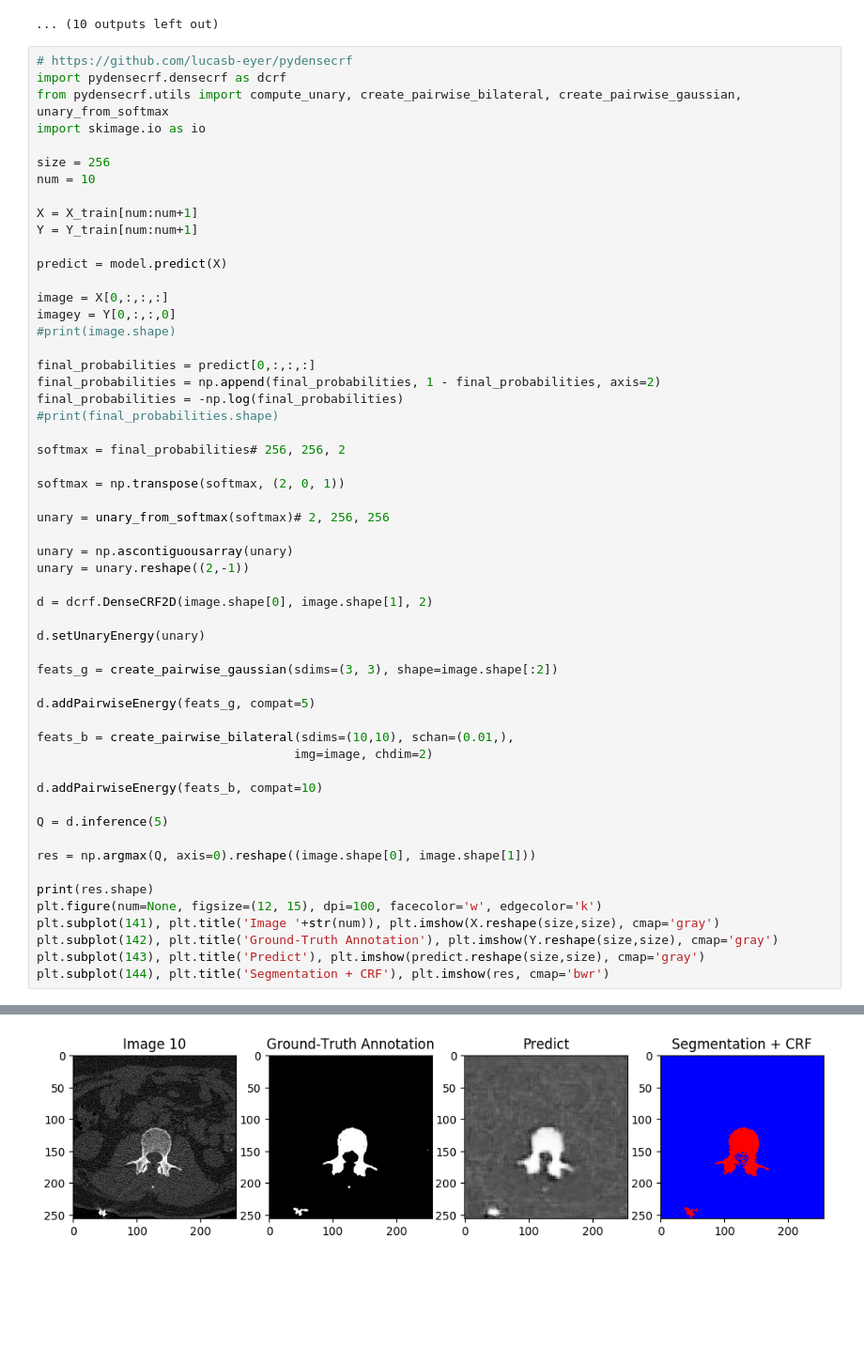
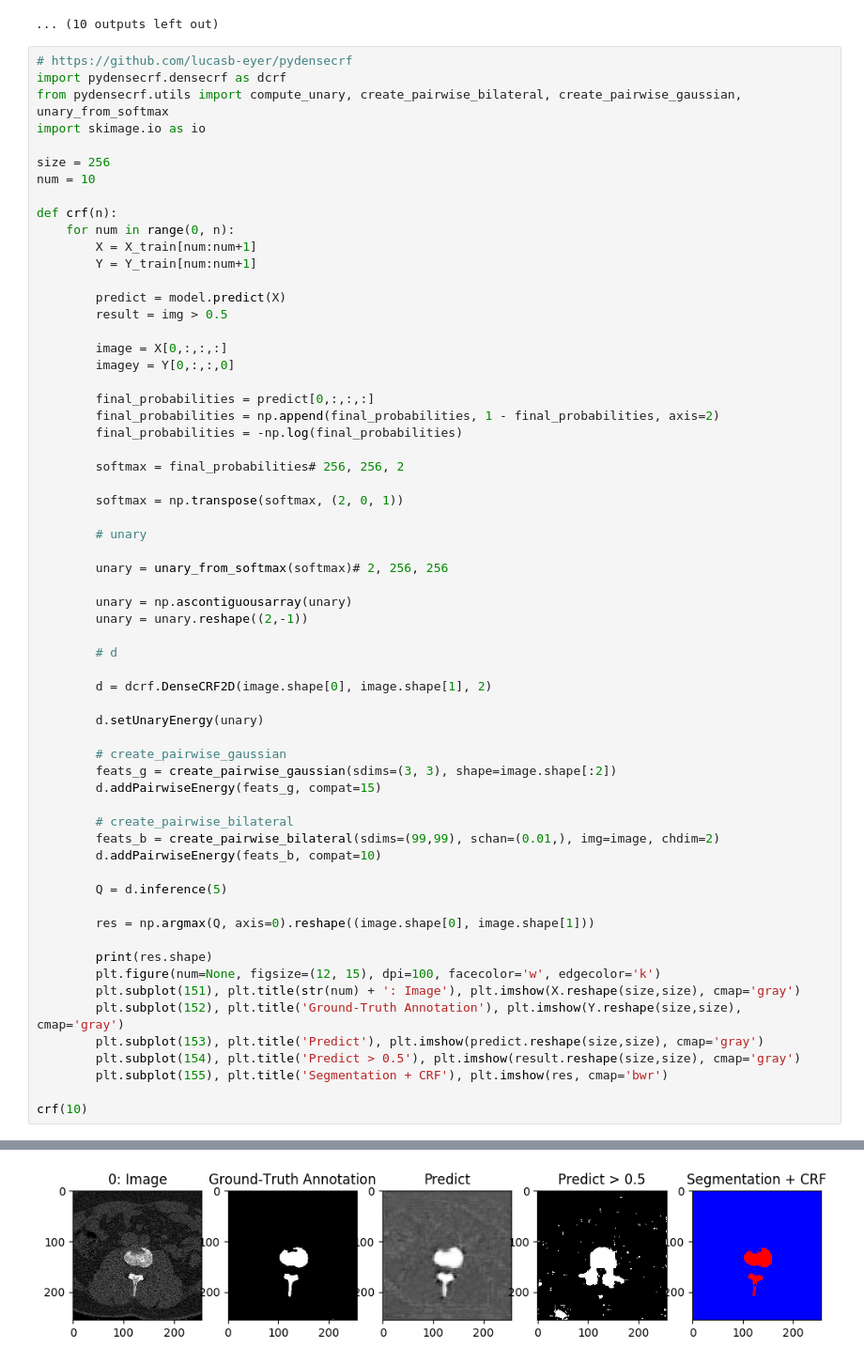
Before and after one commit to ianchen1015/segmentation, a Jupyter notebook: k/model_crf.ipynb, the cells around one changed output, grey strips where cells are left out. Shown at 94% size. Saved outputs shown, nothing was run; the diff lists cells and outputs as text; blank space fills up the shorter version.

```diff
--- a/k/model_crf.ipynb
+++ b/k/model_crf.ipynb
@@ -232,50 +232,57 @@ import skimage.io as io
 size = 256
 num = 10
 
-X = X_train[num:num+1]
-Y = Y_train[num:num+1]
+def crf(n):
+    for num in range(0, n):
+        X = X_train[num:num+1]
+        Y = Y_train[num:num+1]
 
-predict = model.predict(X)
+        predict = model.predict(X)
+        result = img > 0.5
 
-image = X[0,:,:,:]
-imagey = Y[0,:,:,0]
-#print(image.shape)
+        image = X[0,:,:,:]
+        imagey = Y[0,:,:,0]
 
-final_probabilities = predict[0,:,:,:]
-final_probabilities = np.append(final_probabilities, 1 - final_probabilities, axis=2)
-final_probabilities = -np.log(final_probabilities)
-#print(final_probabilities.shape)
+        final_probabilities = predict[0,:,:,:]
+        final_probabilities = np.append(final_probabilities, 1 - final_probabilities, axis=2)
+        final_probabilities = -np.log(final_probabilities)
 
-softmax = final_probabilities# 256, 256, 2
+        softmax = final_probabilities# 256, 256, 2
 
-softmax = np.transpose(softmax, (2, 0, 1))
+        softmax = np.transpose(softmax, (2, 0, 1))
 
-unary = unary_from_softmax(softmax)# 2, 256, 256
+        # unary
 
-unary = np.ascontiguousarray(unary)
-unary = unary.reshape((2,-1))
+        unary = unary_from_softmax(softmax)# 2, 256, 256
 
-d = dcrf.DenseCRF2D(image.shape[0], image.shape[1], 2)
+        unary = np.ascontiguousarray(unary)
+        unary = unary.reshape((2,-1))
 
-d.setUnaryEnergy(unary)
+        # d
 
-feats_g = create_pairwise_gaussian(sdims=(3, 3), shape=image.shape[:2])
+        d = dcrf.DenseCRF2D(image.shape[0], image.shape[1], 2)
 
-d.addPairwiseEnergy(feats_g, compat=5)
+        d.setUnaryEnergy(unary)
 
-feats_b = create_pairwise_bilateral(sdims=(10,10), schan=(0.01,),
-                                   img=image, chdim=2)
+        # create_pairwise_gaussian
+        feats_g = create_pairwise_gaussian(sdims=(3, 3), shape=image.shape[:2])
+        d.addPairwiseEnergy(feats_g, compat=15)
 
-d.addPairwiseEnergy(feats_b, compat=10)
+        # create_pairwise_bilateral
+        feats_b = create_pairwise_bilateral(sdims=(99,99), schan=(0.01,), img=image, chdim=2)
+        d.addPairwiseEnergy(feats_b, compat=10)
 
-Q = d.inference(5)
+        Q = d.inference(5)
 
-res = np.argmax(Q, axis=0).reshape((image.shape[0], image.shape[1]))
+        res = np.argmax(Q, axis=0).reshape((image.shape[0], image.shape[1]))
 
-print(res.shape)
-plt.figure(num=None, figsize=(12, 15), dpi=100, facecolor='w', edgecolor='k')
-plt.subplot(141), plt.title('Image '+str(num)), plt.imshow(X.reshape(size,size), cmap='gray')
-plt.subplot(142), plt.title('Ground-Truth Annotation'), plt.imshow(Y.reshape(size,size), cmap='gray')
-plt.subplot(143), plt.title('Predict'), plt.imshow(predict.reshape(size,size), cmap='gray')
-plt.subplot(144), plt.title('Segmentation + CRF'), plt.imshow(res, cmap='bwr')
+        print(res.shape)
+        plt.figure(num=None, figsize=(12, 15), dpi=100, facecolor='w', edgecolor='k')
+        plt.subplot(151), plt.title(str(num) + ': Image'), plt.imshow(X.reshape(size,size), cmap='gray')
+        plt.subplot(152), plt.title('Ground-Truth Annotation'), plt.imshow(Y.reshape(size,size), cmap='gray')
+        plt.subplot(153), plt.title('Predict'), plt.imshow(predict.reshape(size,size), cmap='gray')
+        plt.subplot(154), plt.title('Predict > 0.5'), plt.imshow(result.reshape(size,size), cmap='gray')
+        plt.subplot(155), plt.title('Segmentation + CRF'), plt.imshow(res, cmap='bwr')
+
+crf(10)
 # %% [output]
@@ -290 +299 @@ u:  (2, 256, 256)
-[figure, old version]
+[figure, new version]
```
Also changed, not shown: parts of 2 cells of this notebook.
